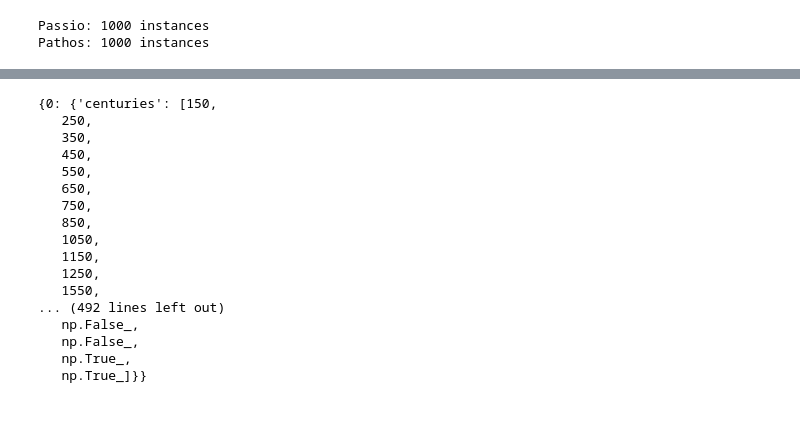
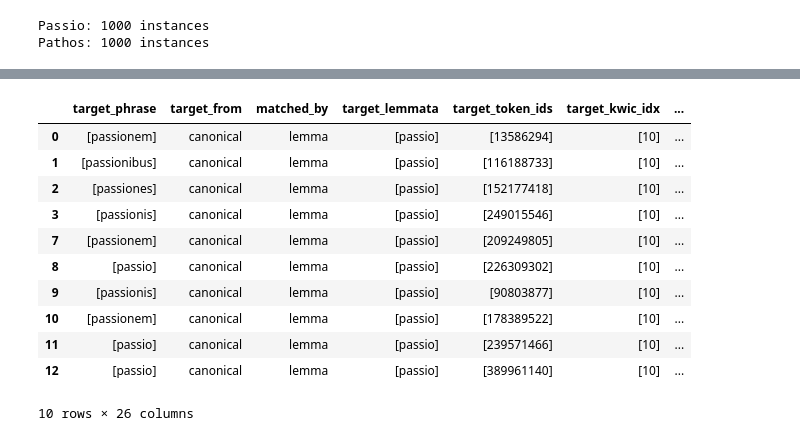
Before and after one commit to CCS-ZCU/phylosen_pilot, a Jupyter notebook: scripts/4_projections.ipynb, the cells around one changed output, grey strips where cells are left out. Saved outputs shown, nothing was run; the diff lists cells and outputs as text; code cells hidden in the pictures; blank space fills up the shorter version.

```diff
--- a/scripts/4_projections.ipynb
+++ b/scripts/4_projections.ipynb
@@ -203,0 +205,15 @@ PATHOS:
+# %%
+passio_df.head(10)
+# %% [output]
+|  | target_phrase | target_from | matched_by | target_lemmata | target_token_ids | target_kwic_idx | ... |
+| 0 | [passionem] | canonical | lemma | [passio] | [13586294] | [10] | ... |
+| 1 | [passionibus] | canonical | lemma | [passio] | [116188733] | [10] | ... |
+| 2 | [passiones] | canonical | lemma | [passio] | [152177418] | [10] | ... |
+| 3 | [passionis] | canonical | lemma | [passio] | [249015546] | [10] | ... |
+| 7 | [passionem] | canonical | lemma | [passio] | [209249805] | [10] | ... |
+| 8 | [passio] | canonical | lemma | [passio] | [226309302] | [10] | ... |
+| 9 | [passionis] | canonical | lemma | [passio] | [90803877] | [10] | ... |
+| 10 | [passionem] | canonical | lemma | [passio] | [178389522] | [10] | ... |
+| 11 | [passio] | canonical | lemma | [passio] | [239571466] | [10] | ... |
+| 12 | [passio] | canonical | lemma | [passio] | [389961140] | [10] | ... |
+10 rows × 26 columns
@@ -240,26 +259,6 @@ trajectories_passio = compute_century_trajectories_data(
          date_column='random_date',
          min_samples=5
      )     #%%
-# %%
-trajectories_passio
-# %% [output]
-{0: {'centuries': [150,
-   250,
-   350,
-   450,
-   550,
-   650,
-   750,
-   850,
-   1050,
-   1150,
-   1250,
-   1550,
-... (492 lines left out)
-   np.False_,
-   np.False_,
-   np.True_,
-   np.True_]}}
 # %%
 trajectories_pathos = compute_century_trajectories_data(
          df=pathos_df,
```
Also changed, not shown: parts of 18 cells of this notebook, 4 other files.
